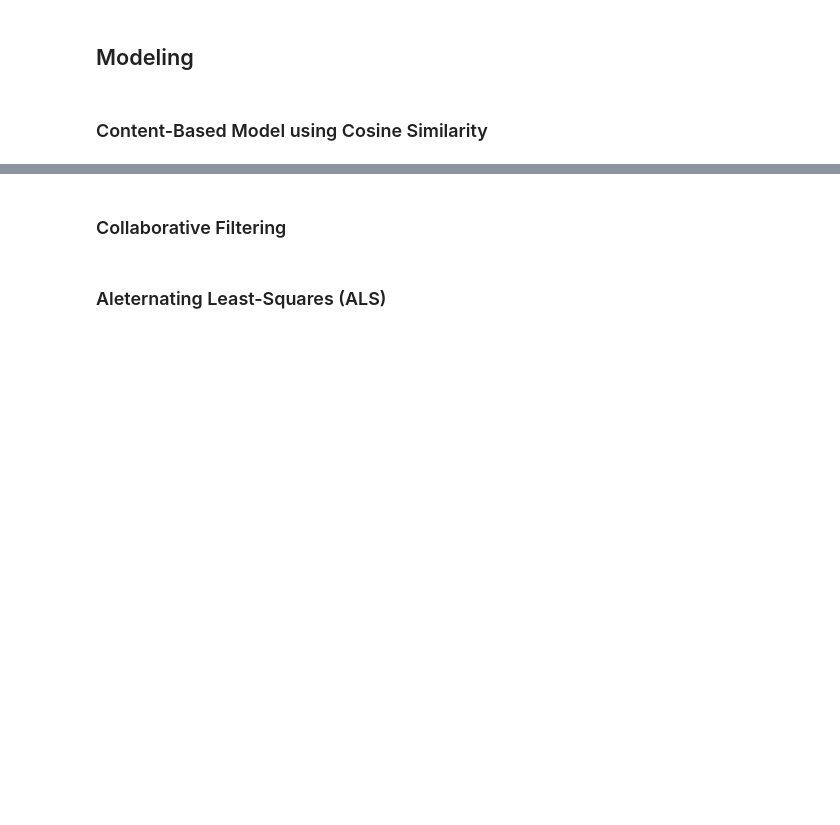
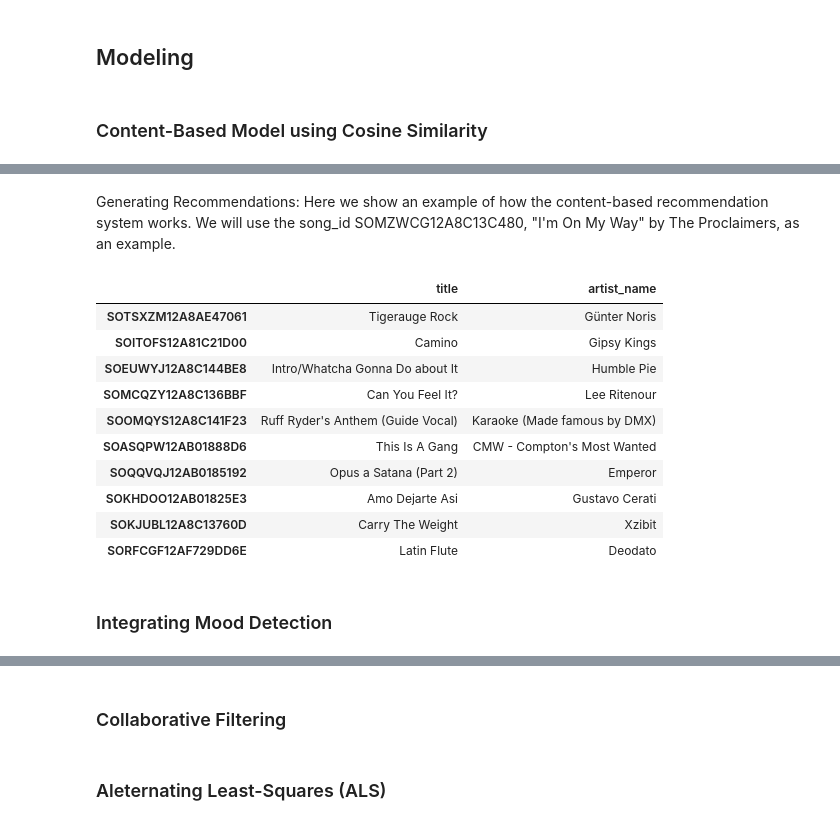
Before and after one commit to jamesleemeredith/Enhancing-Spotifys-Recommendation-System-with-Context-Specific-Music-Recommendations, a Jupyter notebook: index.ipynb, the cells around one changed output, grey strips where cells are left out. Cells and saved outputs as stored; diff of their text form; code cells hidden in the pictures; blank space fills up the shorter version.

```diff
--- a/index.ipynb
+++ b/index.ipynb
@@ -346,0 +347,28 @@ similarity_matrix.head(20)
+# %% [markdown]
+Generating Recommendations:
+Here we show an example of how the content-based recommendation system works. We will use the song_id SOMZWCG12A8C13C480, "I'm On My Way" by The Proclaimers, as an example.
+# %%
+# Creates a function that returns the top 10 song recommendations for a given song ID
+def get_song_recommendations(song_id):
+    # Sorts the songs based on similarity to the target in descending order and returns the top 10
+    top_10_most_similar_songs = similarity_matrix[song_id].sort_values(ascending=False)[1:11]
+    # Returns the song titles and artist name of the top 10 songs
+    top_10_song_recommendations = df_test.loc[top_10_most_similar_songs.index]
+    return top_10_song_recommendations[['title', 'artist_name']]
+
+# Uses the function to get the top 10 song recommendations for the song with song ID SOMZWCG12A8C13C480
+get_song_recommendations('SOMZWCG12A8C13C480')
+# %% [output]
+|  | title | artist_name |
+| SOTSXZM12A8AE47061 | Tigerauge Rock | Günter Noris |
+| SOITOFS12A81C21D00 | Camino | Gipsy Kings |
+| SOEUWYJ12A8C144BE8 | Intro/Whatcha Gonna Do about It | Humble Pie |
+| SOMCQZY12A8C136BBF | Can You Feel It? | Lee Ritenour |
+| SOOMQYS12A8C141F23 | Ruff Ryder's Anthem (Guide Vocal) | Karaoke (Made famous by DMX) |
+| SOASQPW12AB01888D6 | This Is A Gang | CMW - Compton's Most Wanted |
+| SOQQVQJ12AB0185192 | Opus a Satana (Part 2) | Emperor |
+| SOKHDOO12AB01825E3 | Amo Dejarte Asi | Gustavo Cerati |
+| SOKJUBL12A8C13760D | Carry The Weight | Xzibit |
+| SORFCGF12AF729DD6E | Latin Flute | Deodato |
+# %% [markdown]
+### Integrating Mood Detection
```
Also changed, not shown: parts of 15 cells of this notebook.
